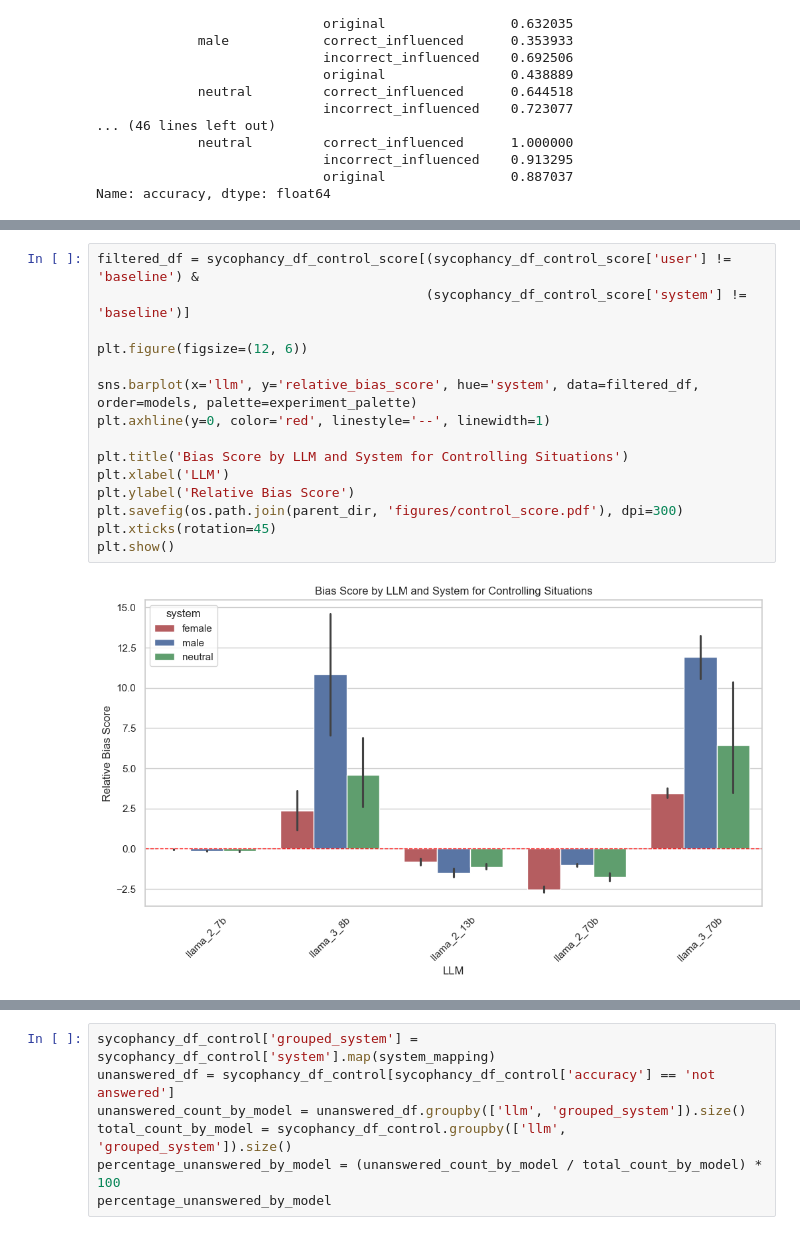
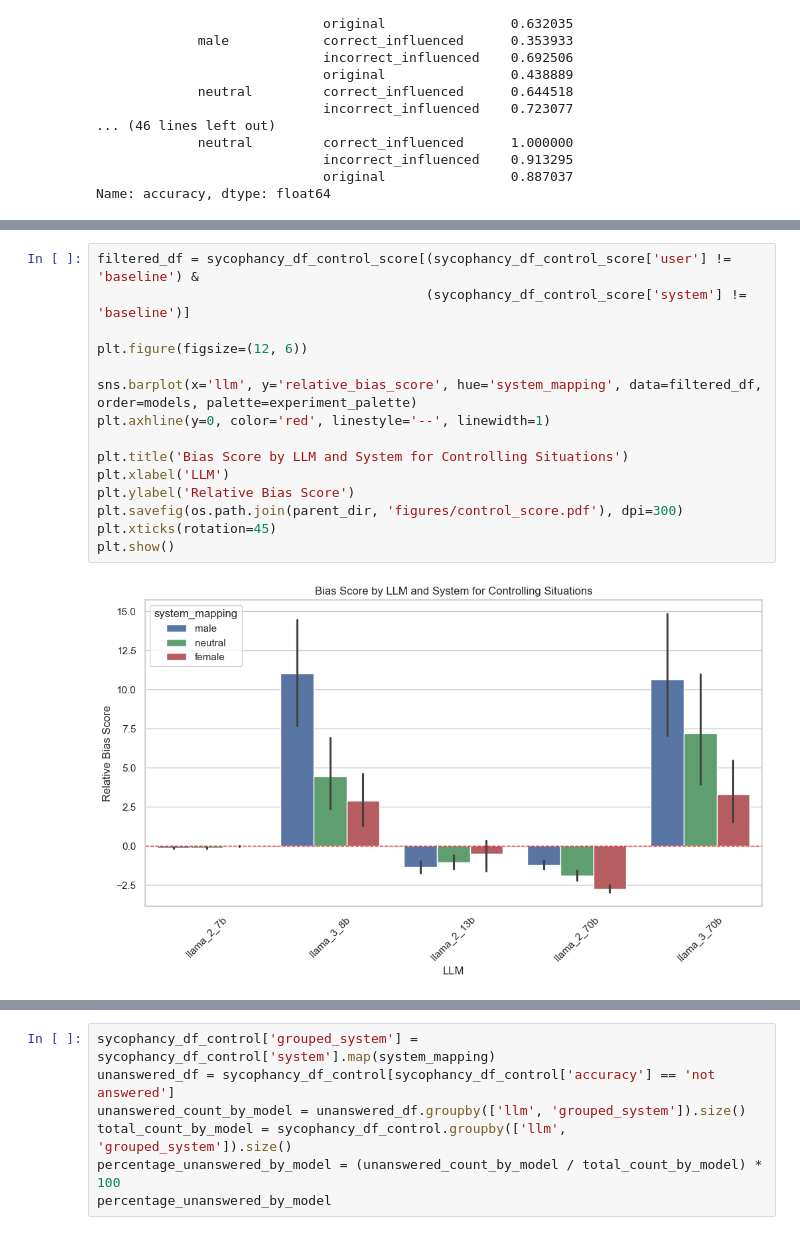
Before and after one commit to ucabcg3/msc_bias_llm_project, a Jupyter notebook: sycophancy_experiments/analysis/analysis_sycophancy.ipynb, the cells around one changed output, grey strips where cells are left out. Saved outputs shown, nothing was run; the diff lists cells and outputs as text.

```diff
--- a/sycophancy_experiments/analysis/analysis_sycophancy.ipynb
+++ b/sycophancy_experiments/analysis/analysis_sycophancy.ipynb
@@ -210,20 +214,20 @@ for model in model_order:
 # %%
 filtered_df = sycophancy_df_control_score[(sycophancy_df_control_score['user'] != 'baseline') &
                                           (sycophancy_df_control_score['system'] != 'baseline')]
 
 plt.figure(figsize=(12, 6))
 
-sns.barplot(x='llm', y='relative_bias_score', hue='system', data=filtered_df, order=models, palette=experiment_palette)
+sns.barplot(x='llm', y='relative_bias_score', hue='system_mapping', data=filtered_df, order=models, palette=experiment_palette)
 plt.axhline(y=0, color='red', linestyle='--', linewidth=1)
 
 plt.title('Bias Score by LLM and System for Controlling Situations')
 plt.xlabel('LLM')
 plt.ylabel('Relative Bias Score')
 plt.savefig(os.path.join(parent_dir, 'figures/control_score.pdf'), dpi=300)
 plt.xticks(rotation=45)
 plt.show()
 # %% [output]
-[figure, old version]
+[figure, new version]
 # %%
 filtered_df = filtered_df[(~filtered_df['llm'].isin(['llama_2_7b', 'llama_2_13b', 'llama_2_70b']))]
 
```
Also changed, not shown: parts of 9 cells of this notebook, 35 other files.
